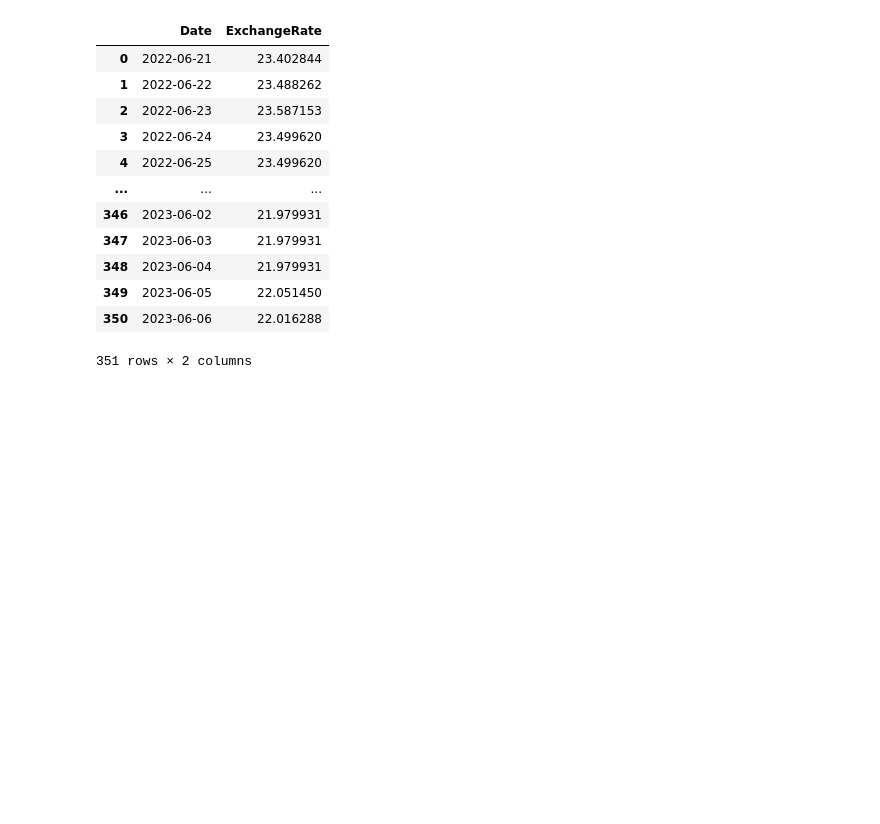
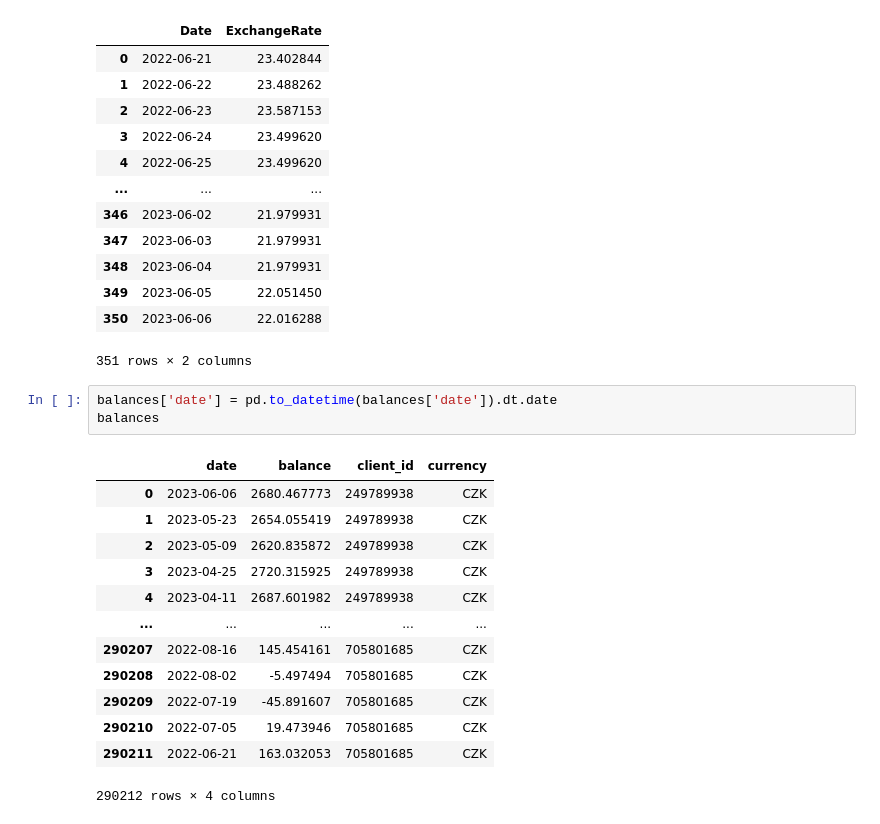
Before and after one commit to danielapinkasova/case_study, a Jupyter notebook: Vojta.ipynb, the cells around one changed output. Cells and saved outputs as stored; diff of their text form; blank space fills up the shorter version.

```diff
--- a/Vojta.ipynb
+++ b/Vojta.ipynb
@@ -382,3 +356,20 @@ df_usd
 | 349 | 2023-06-05 | 22.051450 |
 | 350 | 2023-06-06 | 22.016288 |
 351 rows × 2 columns
+# %%
+balances['date'] = pd.to_datetime(balances['date']).dt.date
+balances
+# %% [output]
+|  | date | balance | client_id | currency |
+| 0 | 2023-06-06 | 2680.467773 | 249789938 | CZK |
+| 1 | 2023-05-23 | 2654.055419 | 249789938 | CZK |
+| 2 | 2023-05-09 | 2620.835872 | 249789938 | CZK |
+| 3 | 2023-04-25 | 2720.315925 | 249789938 | CZK |
+| 4 | 2023-04-11 | 2687.601982 | 249789938 | CZK |
+| ... | ... | ... | ... | ... |
+| 290207 | 2022-08-16 | 145.454161 | 705801685 | CZK |
+| 290208 | 2022-08-02 | -5.497494 | 705801685 | CZK |
+| 290209 | 2022-07-19 | -45.891607 | 705801685 | CZK |
+| 290210 | 2022-07-05 | 19.473946 | 705801685 | CZK |
+| 290211 | 2022-06-21 | 163.032053 | 705801685 | CZK |
+290212 rows × 4 columns
```
Also changed, not shown: parts of 6 cells of this notebook.
